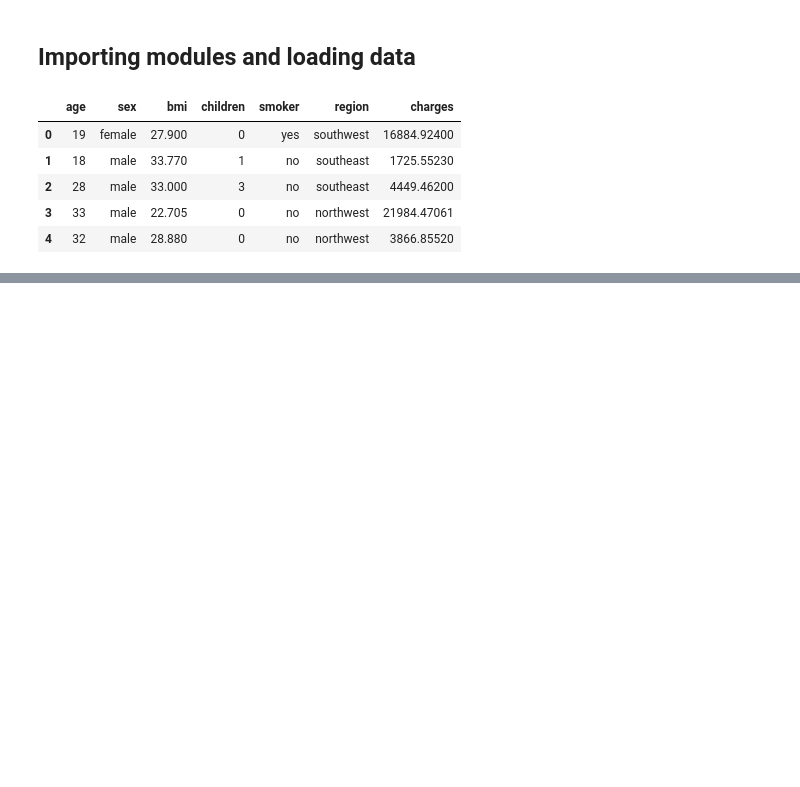
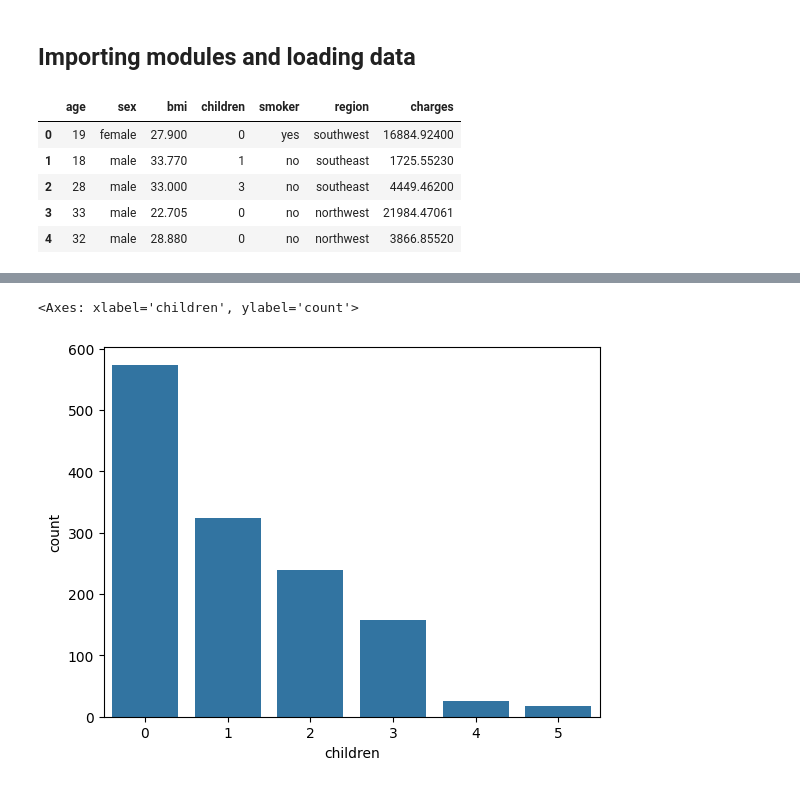
Before and after one commit to Suprim-Karki/ai-ml-portfolio, a Jupyter notebook: machine-learning/projects/insurance-analysis/insurance.ipynb, the cells around one changed output, grey strips where cells are left out. Cells and saved outputs as stored; diff of their text form; code cells hidden in the pictures; blank space fills up the shorter version.

```diff
--- a/machine-learning/projects/insurance-analysis/insurance.ipynb
+++ b/machine-learning/projects/insurance-analysis/insurance.ipynb
@@ -23,0 +87,5 @@ df.head()
+# %%
+sns.countplot(x=df['children'])
+# %% [output]
+<Axes: xlabel='children', ylabel='count'>
+[figure, added]
```
Also changed, not shown: parts of 12 cells of this notebook.
